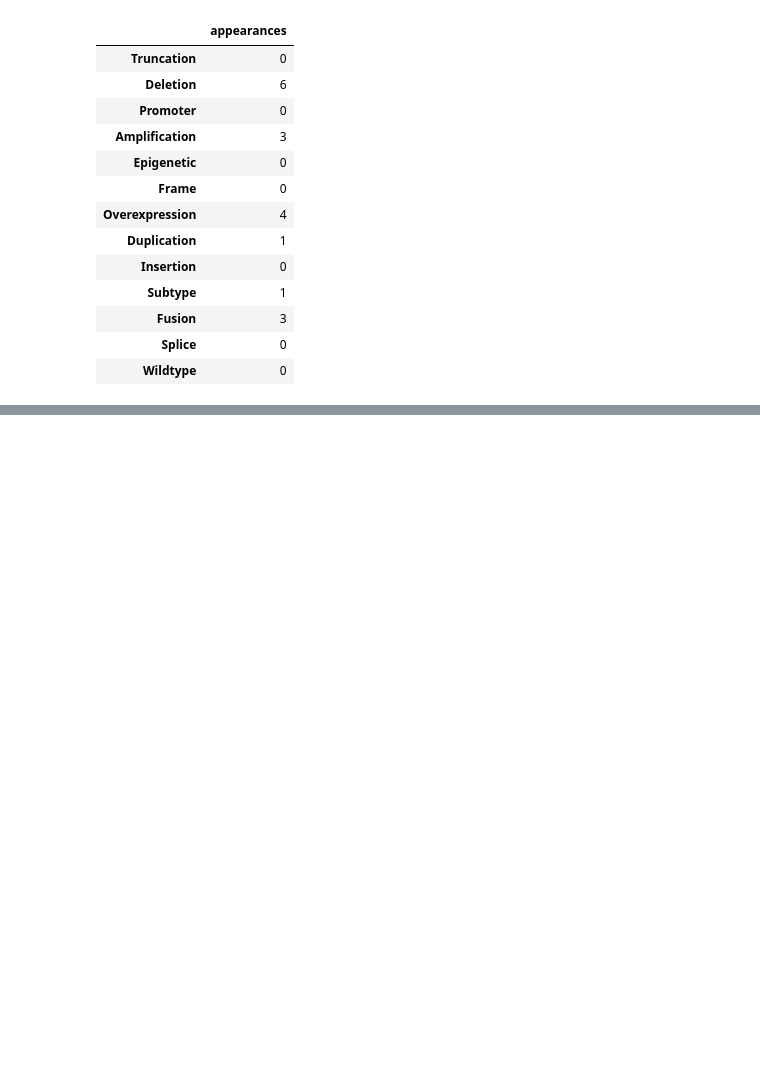
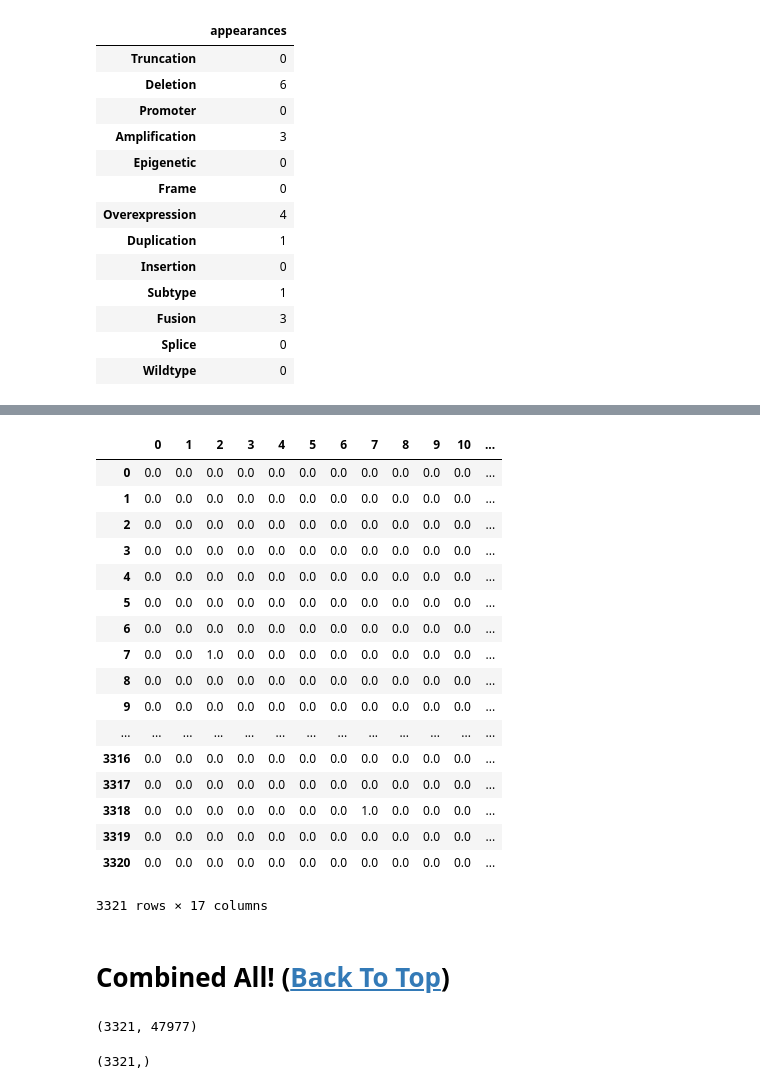
Before and after one commit to TangoJP/mskcc_kaggle, a Jupyter notebook: analysis1_1_initial_text_analysis.ipynb, the cells around one changed output, grey strips where cells are left out. Saved outputs shown, nothing was run; the diff lists cells and outputs as text; code cells hidden in the pictures; blank space fills up the shorter version.

```diff
--- a/analysis1_1_initial_text_analysis.ipynb
+++ b/analysis1_1_initial_text_analysis.ipynb
@@ -146,0 +657,6 @@ mutation_table
+# %%
+new_table = convert_mutation_type(class_train)
+# %%
+X_mtype = np.array(new_table['mutation_type'])
+X_mtype_int = LabelEncoder().fit_transform(X_mtype.ravel()).reshape(-1, 1)
+X_mtype_bin = OneHotEncoder().fit_transform(X_mtype_int).toarray()
@@ -146,0 +673,26 @@ mutation_table
+# %%
+full_mtype_table = pd.DataFrame(X_mtype_bin)
+# %%
+full_mtype_table
+# %% [output]
+|  | 0 | 1 | 2 | 3 | 4 | 5 | 6 | 7 | 8 | 9 | 10 | ... |
+| 0 | 0.0 | 0.0 | 0.0 | 0.0 | 0.0 | 0.0 | 0.0 | 0.0 | 0.0 | 0.0 | 0.0 | ... |
+| 1 | 0.0 | 0.0 | 0.0 | 0.0 | 0.0 | 0.0 | 0.0 | 0.0 | 0.0 | 0.0 | 0.0 | ... |
+| 2 | 0.0 | 0.0 | 0.0 | 0.0 | 0.0 | 0.0 | 0.0 | 0.0 | 0.0 | 0.0 | 0.0 | ... |
+| 3 | 0.0 | 0.0 | 0.0 | 0.0 | 0.0 | 0.0 | 0.0 | 0.0 | 0.0 | 0.0 | 0.0 | ... |
+| 4 | 0.0 | 0.0 | 0.0 | 0.0 | 0.0 | 0.0 | 0.0 | 0.0 | 0.0 | 0.0 | 0.0 | ... |
+| 5 | 0.0 | 0.0 | 0.0 | 0.0 | 0.0 | 0.0 | 0.0 | 0.0 | 0.0 | 0.0 | 0.0 | ... |
+| 6 | 0.0 | 0.0 | 0.0 | 0.0 | 0.0 | 0.0 | 0.0 | 0.0 | 0.0 | 0.0 | 0.0 | ... |
+| 7 | 0.0 | 0.0 | 1.0 | 0.0 | 0.0 | 0.0 | 0.0 | 0.0 | 0.0 | 0.0 | 0.0 | ... |
+| 8 | 0.0 | 0.0 | 0.0 | 0.0 | 0.0 | 0.0 | 0.0 | 0.0 | 0.0 | 0.0 | 0.0 | ... |
+| 9 | 0.0 | 0.0 | 0.0 | 0.0 | 0.0 | 0.0 | 0.0 | 0.0 | 0.0 | 0.0 | 0.0 | ... |
+| ... | ... | ... | ... | ... | ... | ... | ... | ... | ... | ... | ... | ... |
+| 3316 | 0.0 | 0.0 | 0.0 | 0.0 | 0.0 | 0.0 | 0.0 | 0.0 | 0.0 | 0.0 | 0.0 | ... |
+| 3317 | 0.0 | 0.0 | 0.0 | 0.0 | 0.0 | 0.0 | 0.0 | 0.0 | 0.0 | 0.0 | 0.0 | ... |
+| 3318 | 0.0 | 0.0 | 0.0 | 0.0 | 0.0 | 0.0 | 0.0 | 1.0 | 0.0 | 0.0 | 0.0 | ... |
+| 3319 | 0.0 | 0.0 | 0.0 | 0.0 | 0.0 | 0.0 | 0.0 | 0.0 | 0.0 | 0.0 | 0.0 | ... |
+| 3320 | 0.0 | 0.0 | 0.0 | 0.0 | 0.0 | 0.0 | 0.0 | 0.0 | 0.0 | 0.0 | 0.0 | ... |
+3321 rows × 17 columns
+# %% [markdown]
+<a id='sec8'></a>
+# Combined All! (<a href='#sec0'>Back To Top</a>)
@@ -146,0 +710,8 @@ mutation_table
+# %%
+features.shape
+# %% [output]
+(3321, 47977)
+# %%
+class_train.Class.shape
+# %% [output]
+(3321,)
```
Also changed, not shown: parts of 78 cells of this notebook, 1 other file.
